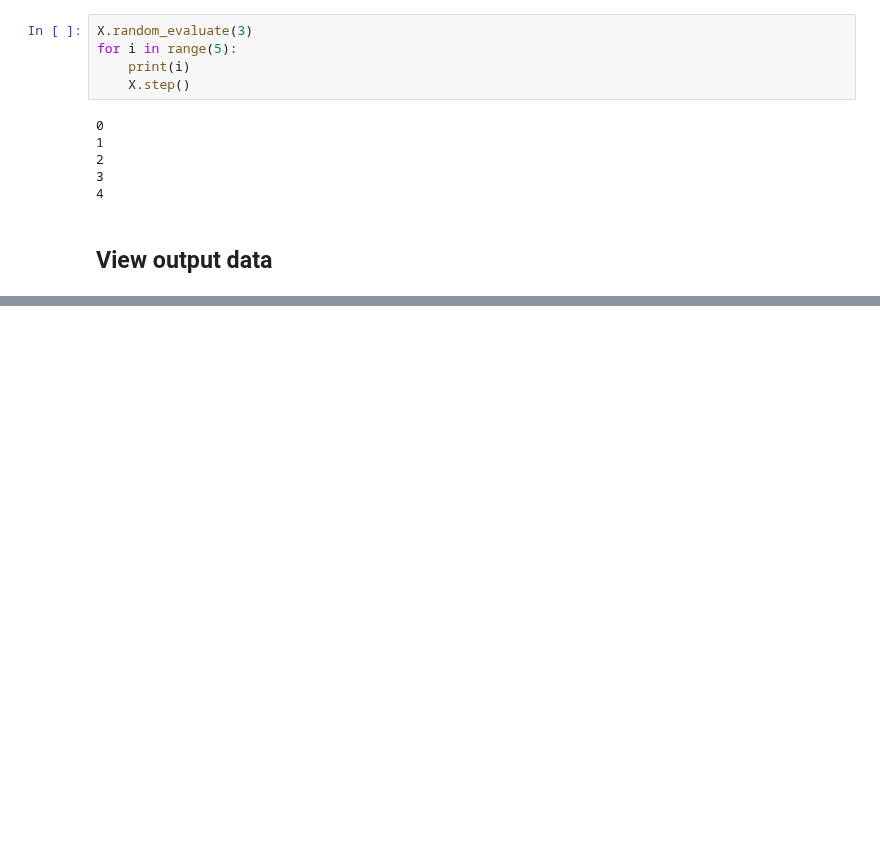
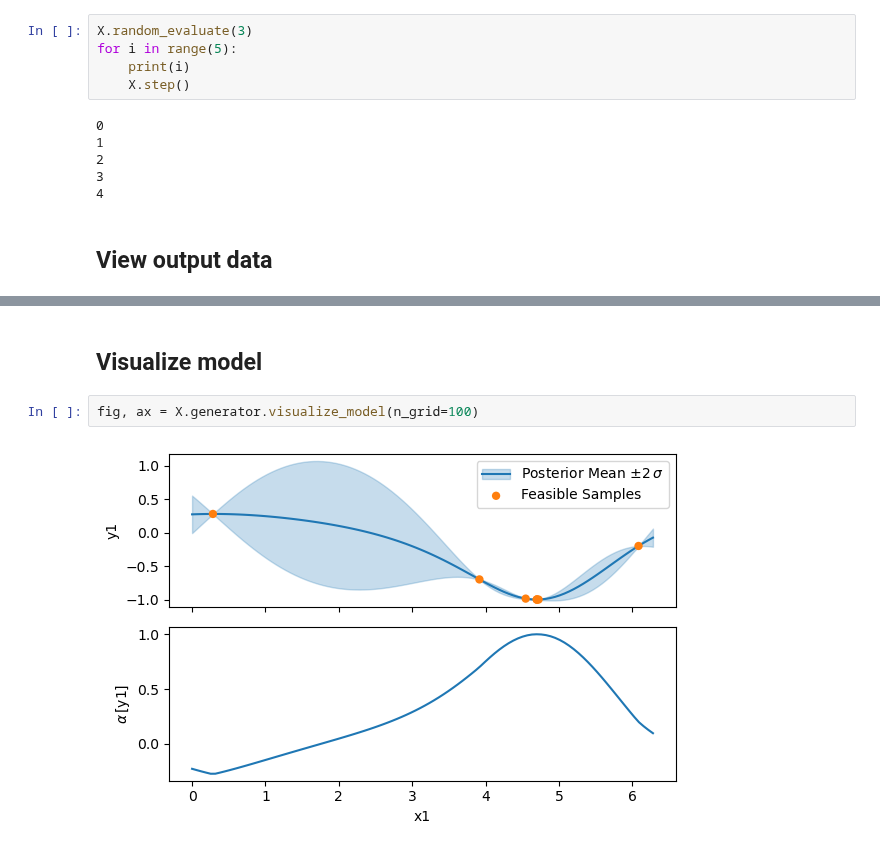
Before and after one commit to xopt-org/Xopt, a Jupyter notebook: docs/examples/single_objective_bayes_opt/upper_confidence_bound.ipynb, the cells around one changed output, grey strips where cells are left out. Saved outputs shown, nothing was run; the diff lists cells and outputs as text; blank space fills up the shorter version.

```diff
--- a/docs/examples/single_objective_bayes_opt/upper_confidence_bound.ipynb
+++ b/docs/examples/single_objective_bayes_opt/upper_confidence_bound.ipynb
@@ -120,0 +81,6 @@ operable program or batch file.
+# %% [markdown]
+## Visualize model
+# %%
+fig, ax = X.generator.visualize_model(n_grid=100)
+# %% [output]
+[figure, added]
```
Also changed, not shown: parts of 5 cells of this notebook, 10 other files.
